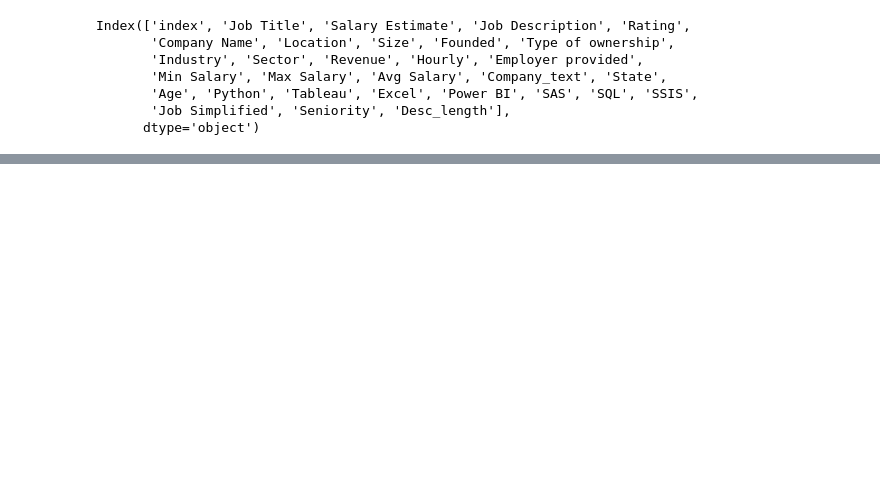
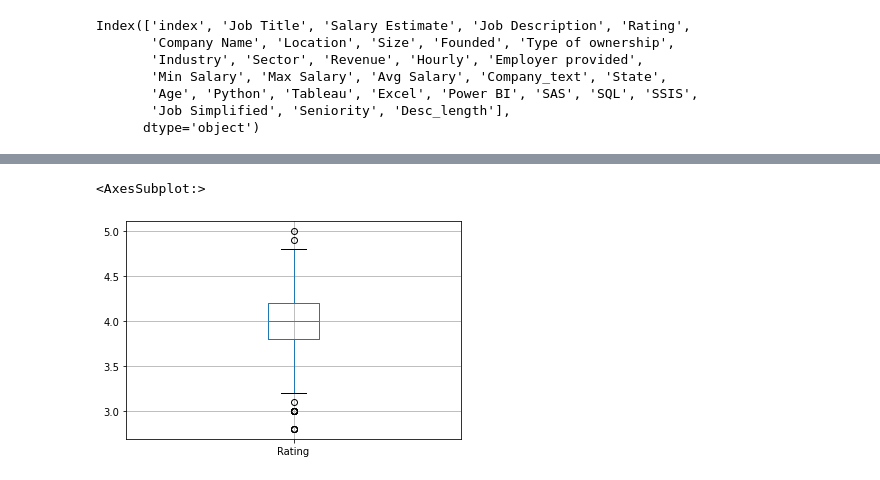
Before and after one commit to NadirBcn/DA_salary_project, a Jupyter notebook: data_visualisation.ipynb, the cells around one changed output, grey strips where cells are left out. Cells and saved outputs as stored; diff of their text form; code cells hidden in the pictures; blank space fills up the shorter version.

```diff
--- a/data_visualisation.ipynb
+++ b/data_visualisation.ipynb
@@ -118,0 +134,7 @@ Index(['index', 'Job Title', 'Salary Estimate', 'Job Description', 'Rating',
+# %%
+#sns.pairplot(df)
+
+df.boxplot(column='Rating')
+# %% [output]
+<AxesSubplot:>
+[figure, added]
```
Also changed, not shown: parts of 11 cells of this notebook.
